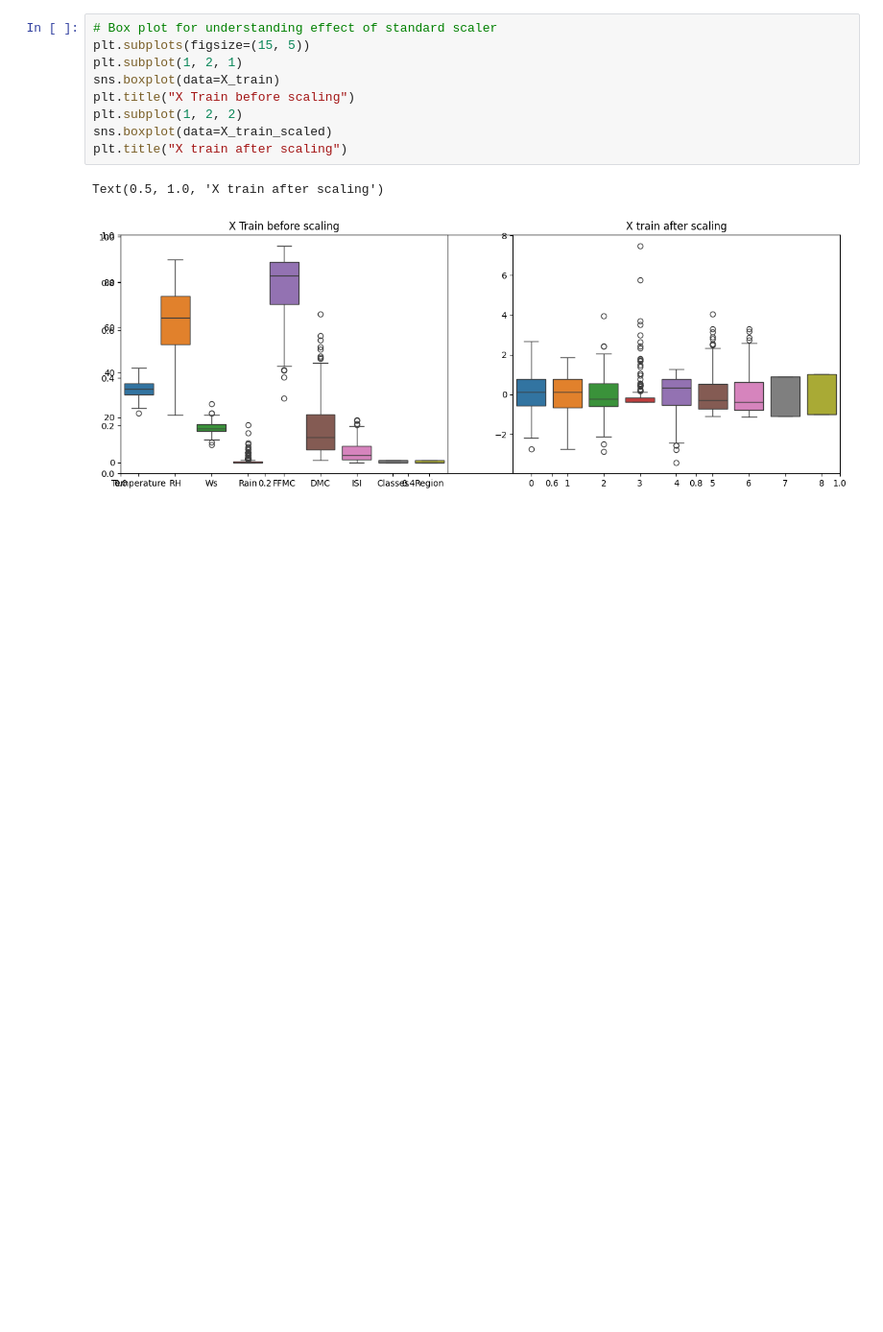
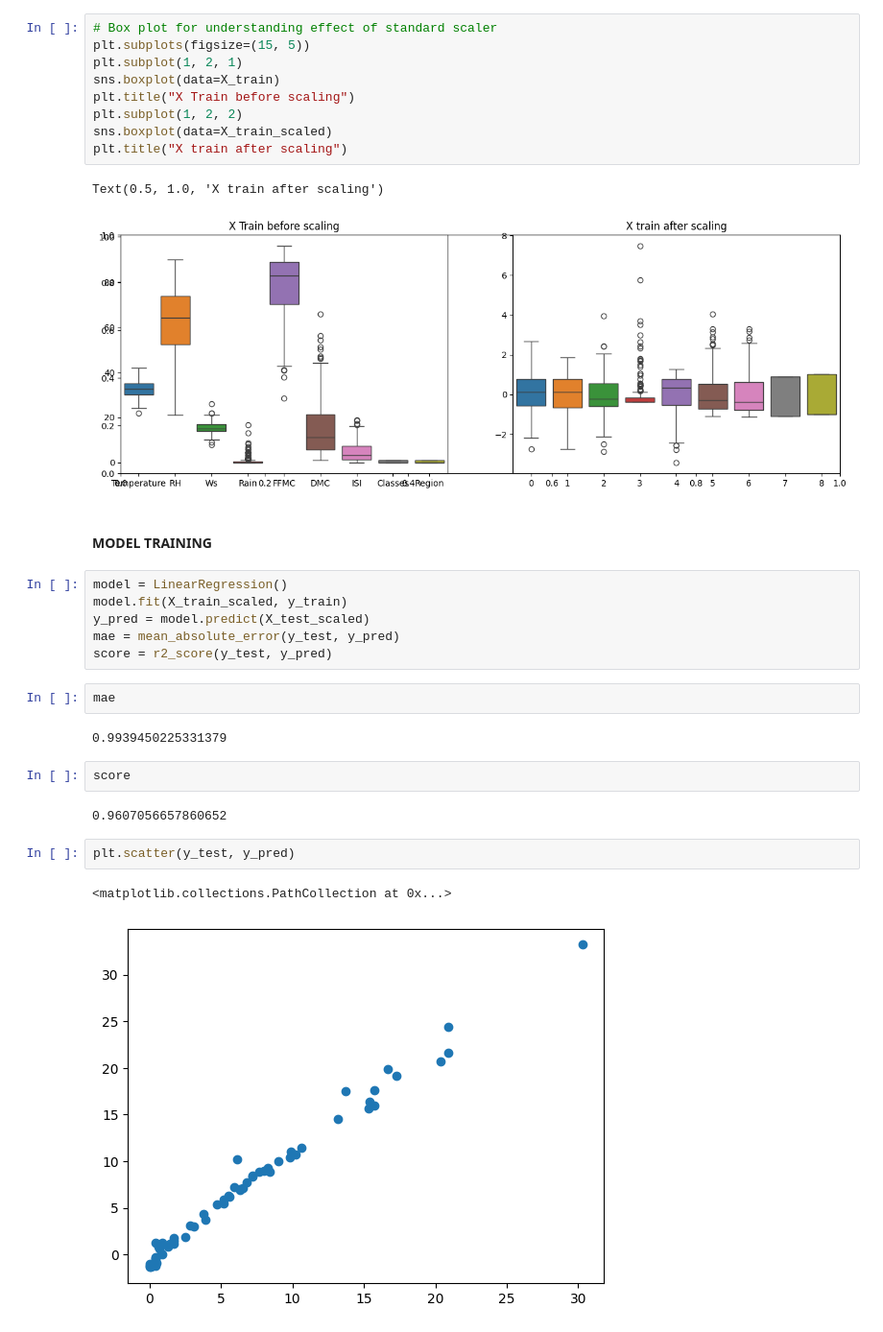
Before and after one commit to Anand-Mansabdar/Data-Science-and-Machine-Learning, a Jupyter notebook: 20 - Ridge, Lasso and NetElasctic Regression/20.2 - ModelTraining.ipynb, the cells around one changed output. Shown at 96% size. Cells and saved outputs as stored; diff of their text form; blank space fills up the shorter version.

Commit message:
Implemented Regression Models

```diff
--- a/20 - Ridge, Lasso and NetElasctic Regression/20.2 - ModelTraining.ipynb
+++ b/20 - Ridge, Lasso and NetElasctic Regression/20.2 - ModelTraining.ipynb
@@ -137,3 +137,24 @@ plt.title("X train after scaling")
 # %% [output]
 Text(0.5, 1.0, 'X train after scaling')
 [figure]
+# %% [markdown]
+#### MODEL TRAINING
+# %%
+model = LinearRegression()
+model.fit(X_train_scaled, y_train)
+y_pred = model.predict(X_test_scaled)
+mae = mean_absolute_error(y_test, y_pred)
+score = r2_score(y_test, y_pred)
+# %%
+mae
+# %% [output]
+0.9939450225331379
+# %%
+score
+# %% [output]
+0.9607056657860652
+# %%
+plt.scatter(y_test, y_pred)
+# %% [output]
+<matplotlib.collections.PathCollection at 0x...>
+[figure, added]
```
Also changed, not shown: parts of 3 cells of this notebook.
